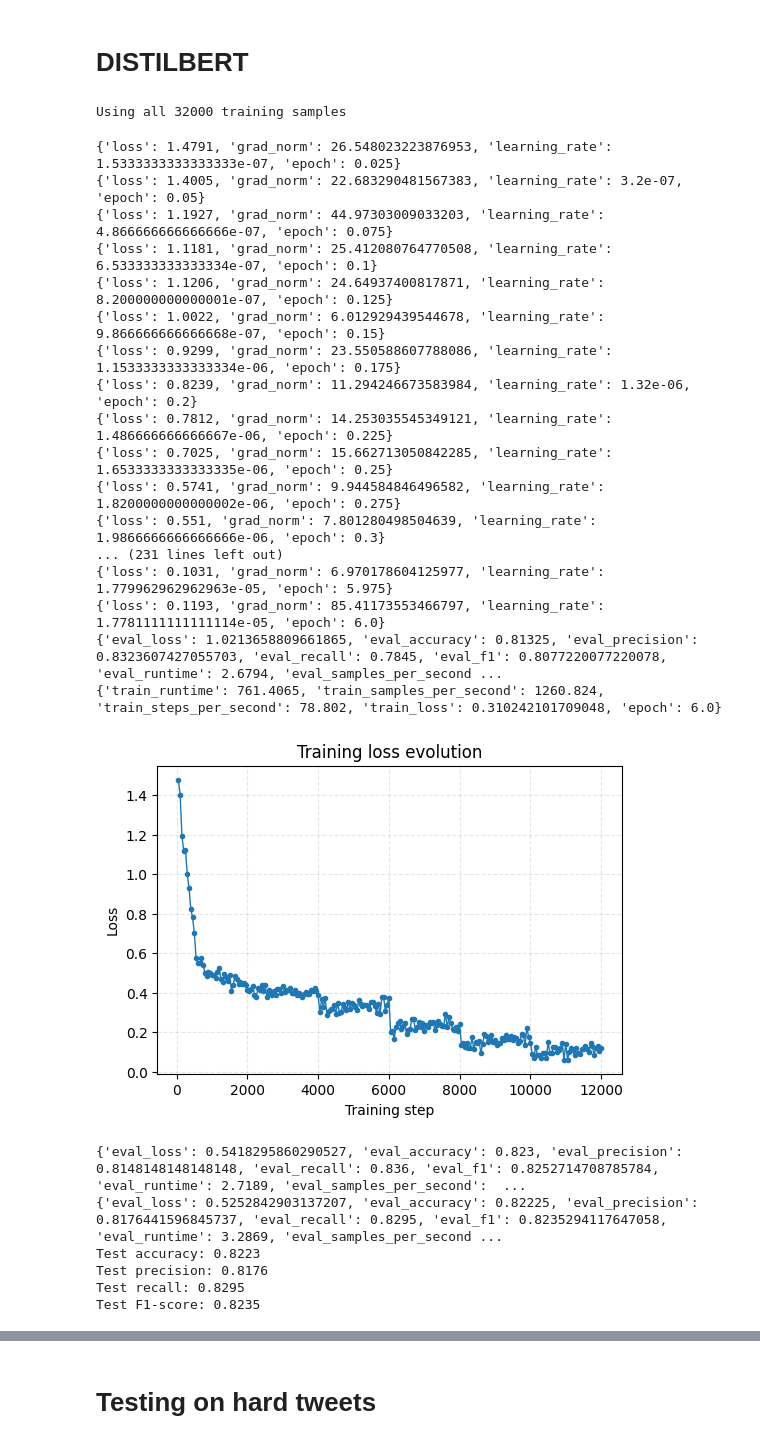
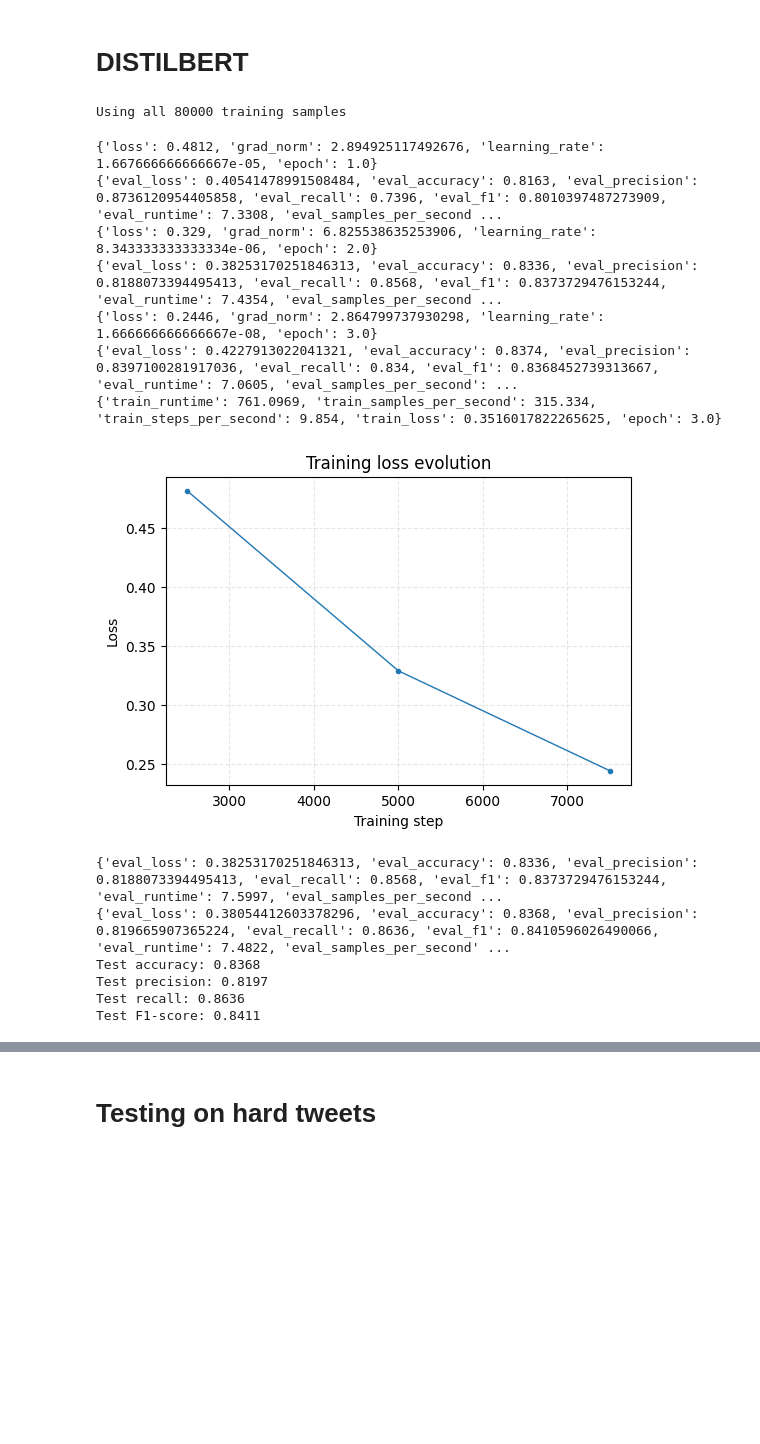
Before and after one commit to KamelBenstaali/OpenClassroomP7, a Jupyter notebook: Mes_notebooks/Model_5_DISTILBERT/notebook_05.ipynb, the cells around one changed output, grey strips where cells are left out. Cells and saved outputs as stored; diff of their text form; code cells hidden in the pictures; blank space fills up the shorter version.

Commit message:
DistilBert 1.3.0: reducing epochs

```diff
--- a/Mes_notebooks/Model_5_DISTILBERT/notebook_05.ipynb
+++ b/Mes_notebooks/Model_5_DISTILBERT/notebook_05.ipynb
@@ -61,7 +61,7 @@ MLFLOW_EXPERIMENT_NAME = "Model_DistilBERT_english"
 MODEL_NAME = "distilbert-base-uncased-finetuned-sst-2-english"   #"distilbert-base-uncased"
 MAX_LENGTH = 128
 BATCH_SIZE = 16
-EPOCHS = 30
+EPOCHS = 3
 LEARNING_RATE = 2e-5
 WEIGHT_DECAY = 0.01
 WARMUP_RATIO = 0.1
@@ -125,8 +121,8 @@ df.head()
 df = df[["sentiment", "tweet"]]
 
 # Stratified sampling to have tweets of the two sentiments
-df_negatifs = df[df["sentiment"] == 0].sample(20000, random_state=42)
-df_positifs = df[df["sentiment"] == 4].sample(20000, random_state=42)
+df_negatifs = df[df["sentiment"] == 0].sample(50000, random_state=42)
+df_positifs = df[df["sentiment"] == 4].sample(50000, random_state=42)
 
 # So we get a sample of 10% of the original dataset
 df = pd.concat([df_negatifs, df_positifs]).reset_index(drop=True)
@@ -411,7 +407,7 @@ def save_and_log_model_artifacts(trainer: Trainer, tokenizer: AutoTokenizer, inp
 training_dataset = tokenized_train
 print(f"Using all {len(training_dataset)} training samples")
 # %% [output]
-Using all 32000 training samples
+Using all 80000 training samples
 # %%
 # Fine-tune distilbert-base-uncased with the Trainer API
 
@@ -450,6 +446,7 @@ with mlflow.start_run(run_name="distilbert_parent"):
             "train_batch_size": BATCH_SIZE,
             "weight_decay": WEIGHT_DECAY,
             "warmup_ratio": WARMUP_RATIO,
+            "gradient_accumulation_steps": 2,
         }
     )
 
@@ -475,6 +472,7 @@ with mlflow.start_run(run_name="distilbert_parent"):
     _add_if_supported(training_kwargs, "num_train_epochs", EPOCHS)
     _add_if_supported(training_kwargs, "weight_decay", WEIGHT_DECAY)
     _add_if_supported(training_kwargs, "logging_steps", 50)
+    _add_if_supported(training_kwargs, "logging_strategy", "epoch")
     _add_if_supported(training_kwargs, "seed", 42)
     _add_if_supported(training_kwargs, "disable_tqdm", True)
     _add_if_supported(training_kwargs, "fp16", True)
@@ -482,6 +480,7 @@ with mlflow.start_run(run_name="distilbert_parent"):
     _add_if_supported(training_kwargs, "dataloader_pin_memory", True)
     _add_if_supported(training_kwargs, "warmup_ratio", WARMUP_RATIO)
     _add_if_supported(training_kwargs, "warmup_steps", warmup_steps)
+    _add_if_supported(training_kwargs, "gradient_accumulation_steps", 2)
     _add_if_supported(training_kwargs, "per_device_train_batch_size", BATCH_SIZE) or _add_if_supported(training_kwargs, "per_gpu_train_batch_size", BATCH_SIZE)
     _add_if_supported(training_kwargs, "per_device_eval_batch_size", BATCH_SIZE) or _add_if_supported(training_kwargs, "per_gpu_eval_batch_size", BATCH_SIZE)
     _add_if_supported(training_kwargs, "no_cuda", DEVICE != "cuda")
@@ -554,54 +553,44 @@ with mlflow.start_run(run_name="distilbert_parent"):
         {
             "test_loss": test_metrics.get("eval_loss"),
             "test_accuracy": test_metrics.get("eval_accuracy"),
             "test_precision": test_metrics.get("eval_precision"),
             "test_recall": test_metrics.get("eval_recall"),
             "test_f1": test_metrics.get("eval_f1"),
         }
     )
 
     test_predictions = trainer.predict(tokenized_test)
     y_true = test_predictions.label_ids
     y_pred = np.argmax(test_predictions.predictions, axis=1)
 
     precision, recall, f1, _ = precision_recall_fscore_support(y_true, y_pred, average="binary")
     acc = accuracy_score(y_true, y_pred)
     print(f"Test accuracy: {acc:.4f}")
     print(f"Test precision: {precision:.4f}")
     print(f"Test recall: {recall:.4f}")
     print(f"Test F1-score: {f1:.4f}")
 
     probs = F.softmax(torch.from_numpy(test_predictions.predictions), dim=1).numpy()
     fig_cm = create_confusion_matrix_figure(y_true, y_pred)
     log_and_display_figure(fig_cm, "confusion_matrix.png")
 
     fig_roc, roc_auc = create_roc_curve_figure(y_true, probs[:, 1])
     log_and_display_figure(fig_roc, "roc_curve.png")
     mlflow.log_metric("test_auc", roc_auc)
 
     save_and_log_model_artifacts(trainer, tokenizer, INFERENCE_EXAMPLE)
 # %% [output]
-{'loss': 1.4791, 'grad_norm': 26.548023223876953, 'learning_rate': 1.5333333333333333e-07, 'epoch': 0.025}
-{'loss': 1.4005, 'grad_norm': 22.683290481567383, 'learning_rate': 3.2e-07, 'epoch': 0.05}
-{'loss': 1.1927, 'grad_norm': 44.97303009033203, 'learning_rate': 4.866666666666666e-07, 'epoch': 0.075}
-{'loss': 1.1181, 'grad_norm': 25.412080764770508, 'learning_rate': 6.533333333333334e-07, 'epoch': 0.1}
-{'loss': 1.1206, 'grad_norm': 24.64937400817871, 'learning_rate': 8.200000000000001e-07, 'epoch': 0.125}
-{'loss': 1.0022, 'grad_norm': 6.012929439544678, 'learning_rate': 9.866666666666668e-07, 'epoch': 0.15}
-{'loss': 0.9299, 'grad_norm': 23.550588607788086, 'learning_rate': 1.1533333333333334e-06, 'epoch': 0.175}
-{'loss': 0.8239, 'grad_norm': 11.294246673583984, 'learning_rate': 1.32e-06, 'epoch': 0.2}
-{'loss': 0.7812, 'grad_norm': 14.253035545349121, 'learning_rate': 1.486666666666667e-06, 'epoch': 0.225}
-{'loss': 0.7025, 'grad_norm': 15.662713050842285, 'learning_rate': 1.6533333333333335e-06, 'epoch': 0.25}
-{'loss': 0.5741, 'grad_norm': 9.944584846496582, 'learning_rate': 1.8200000000000002e-06, 'epoch': 0.275}
-{'loss': 0.551, 'grad_norm': 7.801280498504639, 'learning_rate': 1.9866666666666666e-06, 'epoch': 0.3}
-... (231 lines left out)
-{'loss': 0.1031, 'grad_norm': 6.970178604125977, 'learning_rate': 1.779962962962963e-05, 'epoch': 5.975}
-{'loss': 0.1193, 'grad_norm': 85.41173553466797, 'learning_rate': 1.7781111111111114e-05, 'epoch': 6.0}
-{'eval_loss': 1.0213658809661865, 'eval_accuracy': 0.81325, 'eval_precision': 0.8323607427055703, 'eval_recall': 0.7845, 'eval_f1': 0.8077220077220078, 'eval_runtime': 2.6794, 'eval_samples_per_second ...
-{'train_runtime': 761.4065, 'train_samples_per_second': 1260.824, 'train_steps_per_second': 78.802, 'train_loss': 0.310242101709048, 'epoch': 6.0}
+{'loss': 0.4812, 'grad_norm': 2.894925117492676, 'learning_rate': 1.667666666666667e-05, 'epoch': 1.0}
+{'eval_loss': 0.40541478991508484, 'eval_accuracy': 0.8163, 'eval_precision': 0.8736120954405858, 'eval_recall': 0.7396, 'eval_f1': 0.8010397487273909, 'eval_runtime': 7.3308, 'eval_samples_per_second ...
+{'loss': 0.329, 'grad_norm': 6.825538635253906, 'learning_rate': 8.343333333333334e-06, 'epoch': 2.0}
+{'eval_loss': 0.38253170251846313, 'eval_accuracy': 0.8336, 'eval_precision': 0.8188073394495413, 'eval_recall': 0.8568, 'eval_f1': 0.8373729476153244, 'eval_runtime': 7.4354, 'eval_samples_per_second ...
+{'loss': 0.2446, 'grad_norm': 2.864799737930298, 'learning_rate': 1.666666666666667e-08, 'epoch': 3.0}
+{'eval_loss': 0.4227913022041321, 'eval_accuracy': 0.8374, 'eval_precision': 0.8397100281917036, 'eval_recall': 0.834, 'eval_f1': 0.8368452739313667, 'eval_runtime': 7.0605, 'eval_samples_per_second': ...
+{'train_runtime': 761.0969, 'train_samples_per_second': 315.334, 'train_steps_per_second': 9.854, 'train_loss': 0.3516017822265625, 'epoch': 3.0}
-[figure, old version]
+[figure, new version]
-{'eval_loss': 0.5418295860290527, 'eval_accuracy': 0.823, 'eval_precision': 0.8148148148148148, 'eval_recall': 0.836, 'eval_f1': 0.8252714708785784, 'eval_runtime': 2.7189, 'eval_samples_per_second':  ...
-{'eval_loss': 0.5252842903137207, 'eval_accuracy': 0.82225, 'eval_precision': 0.8176441596845737, 'eval_recall': 0.8295, 'eval_f1': 0.8235294117647058, 'eval_runtime': 3.2869, 'eval_samples_per_second ...
-Test accuracy: 0.8223
-Test precision: 0.8176
-Test recall: 0.8295
-Test F1-score: 0.8235
+{'eval_loss': 0.38253170251846313, 'eval_accuracy': 0.8336, 'eval_precision': 0.8188073394495413, 'eval_recall': 0.8568, 'eval_f1': 0.8373729476153244, 'eval_runtime': 7.5997, 'eval_samples_per_second ...
+{'eval_loss': 0.38054412603378296, 'eval_accuracy': 0.8368, 'eval_precision': 0.819665907365224, 'eval_recall': 0.8636, 'eval_f1': 0.8410596026490066, 'eval_runtime': 7.4822, 'eval_samples_per_second' ...
+Test accuracy: 0.8368
+Test precision: 0.8197
+Test recall: 0.8636
+Test F1-score: 0.8411
```
Also changed, not shown: parts of 6 cells of this notebook, 2 other files.
